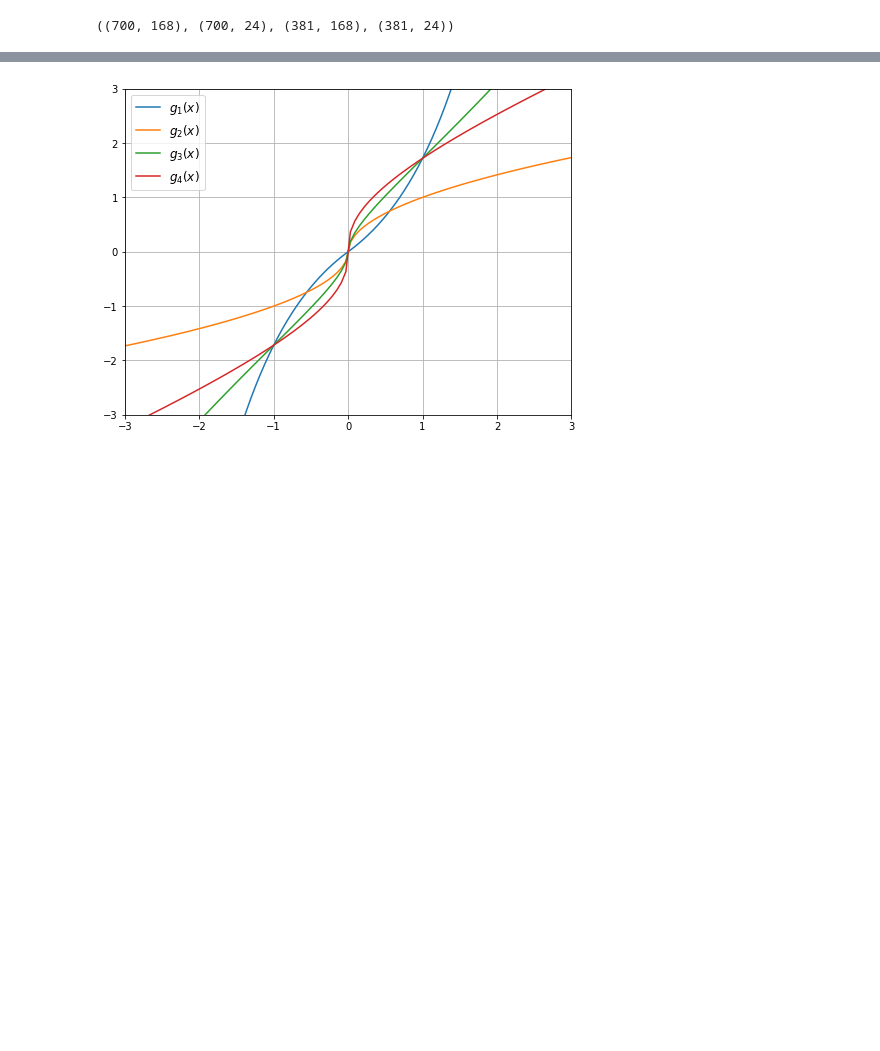
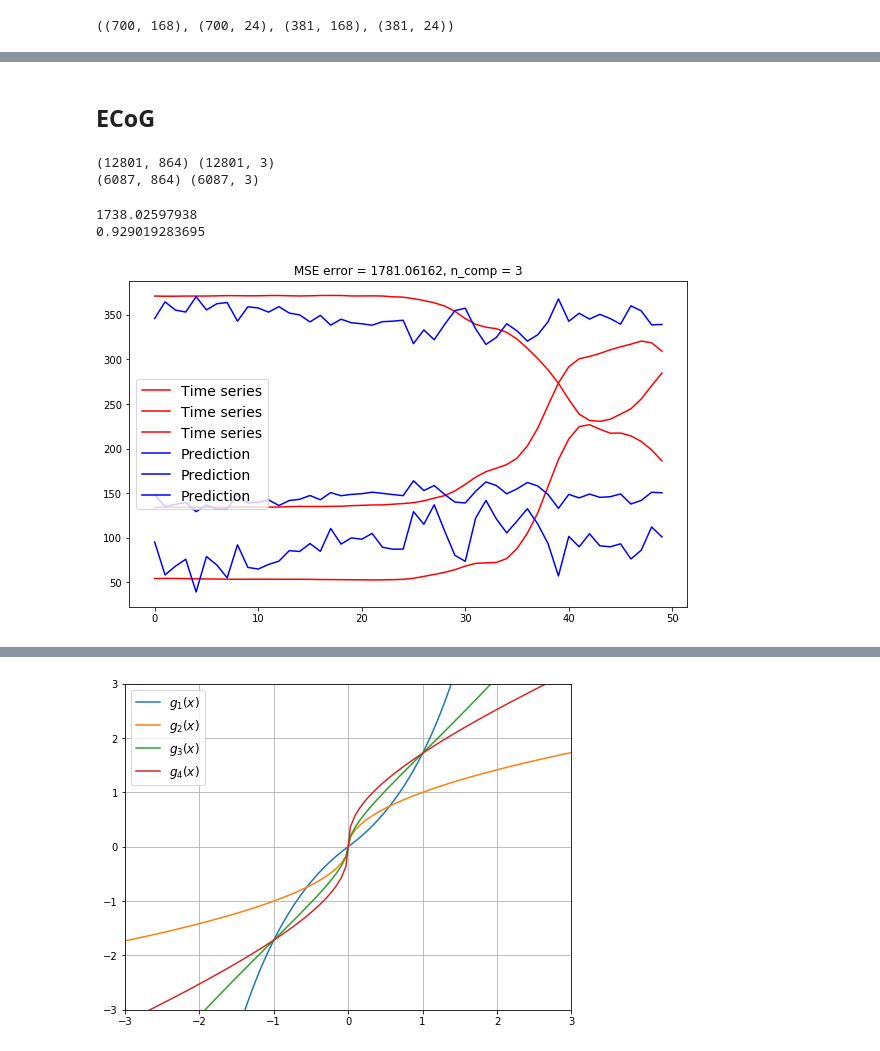
Before and after one commit to mariiavladimirova/NonlinearPLS, a Jupyter notebook: code/main.ipynb, the cells around one changed output, grey strips where cells are left out. Drawn from its saved outputs; the diff is of its cells as text; code cells hidden in the pictures; blank space fills up the shorter version.

```diff
--- a/code/main.ipynb
+++ b/code/main.ipynb
@@ -609,0 +625,14 @@ plt.show()
+# %% [markdown]
+## ECoG
+# %%
+X_train = sc.io.loadmat('./../data/ECoG_X_train.mat')['X_train'].reshape([-1, 32 * 27])
+Y_train = sc.io.loadmat('./../data/ECoG_Y_train.mat')['Y_train']
+
+X_test = sc.io.loadmat('./../data/ECoG_X_test.mat')['X_hold_out'].reshape([-1, 32 * 27])
+Y_test = sc.io.loadmat('./../data/ECoG_Y_test.mat')['Y_hold_out']
+
+print(X_train.shape, Y_train.shape)
+print(X_test.shape, Y_test.shape)
+# %% [output]
+(12801, 864) (12801, 3)
+(6087, 864) (6087, 3)
@@ -609,0 +647,26 @@ plt.show()
+# %%
+pls = PLSLinear(n_components=10)
+pls.fit(X_train, Y_train)
+Y_pred = pls.predict(X_test)
+print(mse(Y_test, Y_pred))
+print(nmse(Y_test, Y_pred))
+# %% [output]
+1738.02597938
+0.929019283695
+# %%
+n_comp = 3
+pls = PLSNonLinear(n_components=n_comp)
+pls.fit(X_train, Y_train)
+Y_pred = pls.predict(X_test)
+
+ts_test = Y_test
+ts_pred = Y_pred
+
+plt.figure(figsize=(10, 6))
+plt.plot(ts_test[50:100], label='Time series', c='r')
+plt.plot(ts_pred[50:100], label='Prediction', c='b')
+plt.title('MSE error = {:.5f}, n_comp = {}'.format(mean_squared_error(Y_test, Y_pred), n_comp))
+plt.legend(fontsize=14)
+plt.show()
+# %% [output]
+[figure, added]
```
Also changed, not shown: parts of 16 cells of this notebook.
